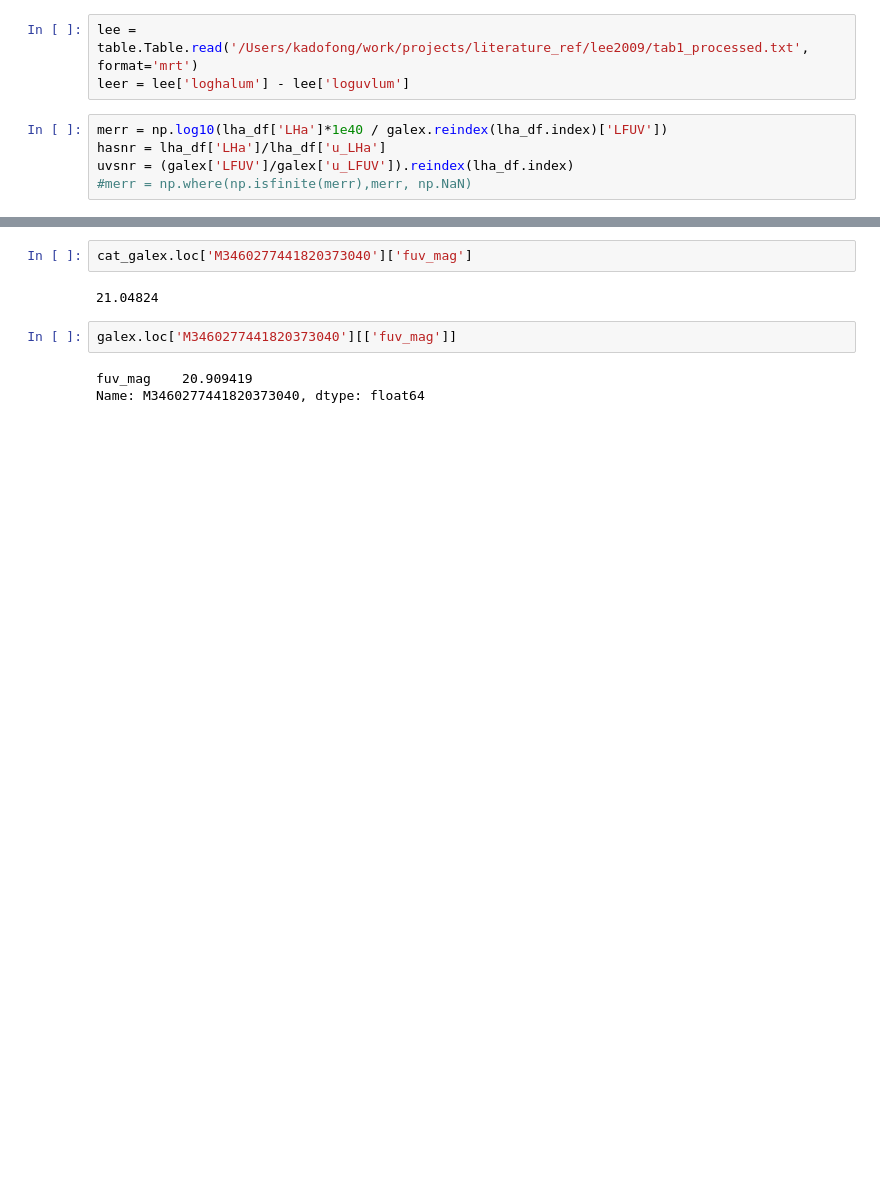
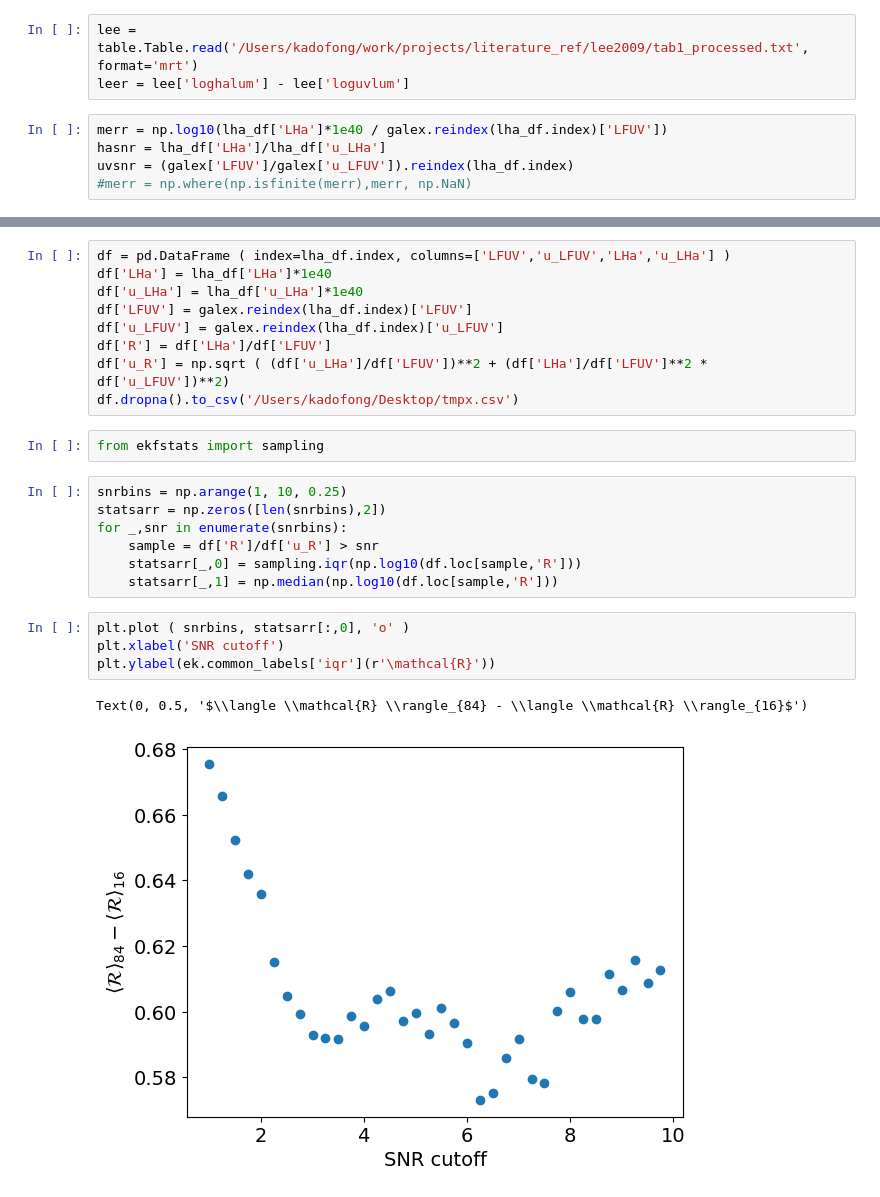
Before and after one commit to ekadofong/agrias, a Jupyter notebook: notebooks/HalphaDirectPhotometry.ipynb, the cells around one changed output, grey strips where cells are left out. Saved outputs shown, nothing was run; the diff lists cells and outputs as text; blank space fills up the shorter version.

```diff
--- a/notebooks/HalphaDirectPhotometry.ipynb
+++ b/notebooks/HalphaDirectPhotometry.ipynb
@@ -179,9 +180,25 @@ cat_galex = reader.galexcrossmatch ()
-# %%
-cat_galex.loc['M3460277441820373040']['fuv_mag']
-# %% [output]
-21.04824
-# %%
-galex.loc['M3460277441820373040'][['fuv_mag']]
-# %% [output]
-fuv_mag    20.909419
-Name: M3460277441820373040, dtype: float64
+# %%
+df = pd.DataFrame ( index=lha_df.index, columns=['LFUV','u_LFUV','LHa','u_LHa'] )
+df['LHa'] = lha_df['LHa']*1e40
+df['u_LHa'] = lha_df['u_LHa']*1e40
+df['LFUV'] = galex.reindex(lha_df.index)['LFUV']
+df['u_LFUV'] = galex.reindex(lha_df.index)['u_LFUV']
+df['R'] = df['LHa']/df['LFUV']
+df['u_R'] = np.sqrt ( (df['u_LHa']/df['LFUV'])**2 + (df['LHa']/df['LFUV']**2 * df['u_LFUV'])**2)
+df.dropna().to_csv('/Users/kadofong/Desktop/tmpx.csv')
+# %%
+from ekfstats import sampling
+# %%
+snrbins = np.arange(1, 10, 0.25)
+statsarr = np.zeros([len(snrbins),2])
+for _,snr in enumerate(snrbins):
+    sample = df['R']/df['u_R'] > snr
+    statsarr[_,0] = sampling.iqr(np.log10(df.loc[sample,'R']))
+    statsarr[_,1] = np.median(np.log10(df.loc[sample,'R']))
+# %%
+plt.plot ( snrbins, statsarr[:,0], 'o' )
+plt.xlabel('SNR cutoff')
+plt.ylabel(ek.common_labels['iqr'](r'\mathcal{R}'))
+# %% [output]
+Text(0, 0.5, '$\\langle \\mathcal{R} \\rangle_{84} - \\langle \\mathcal{R} \\rangle_{16}$')
+[figure, added]
```
Also changed, not shown: parts of 13 cells of this notebook, 1 other file.
